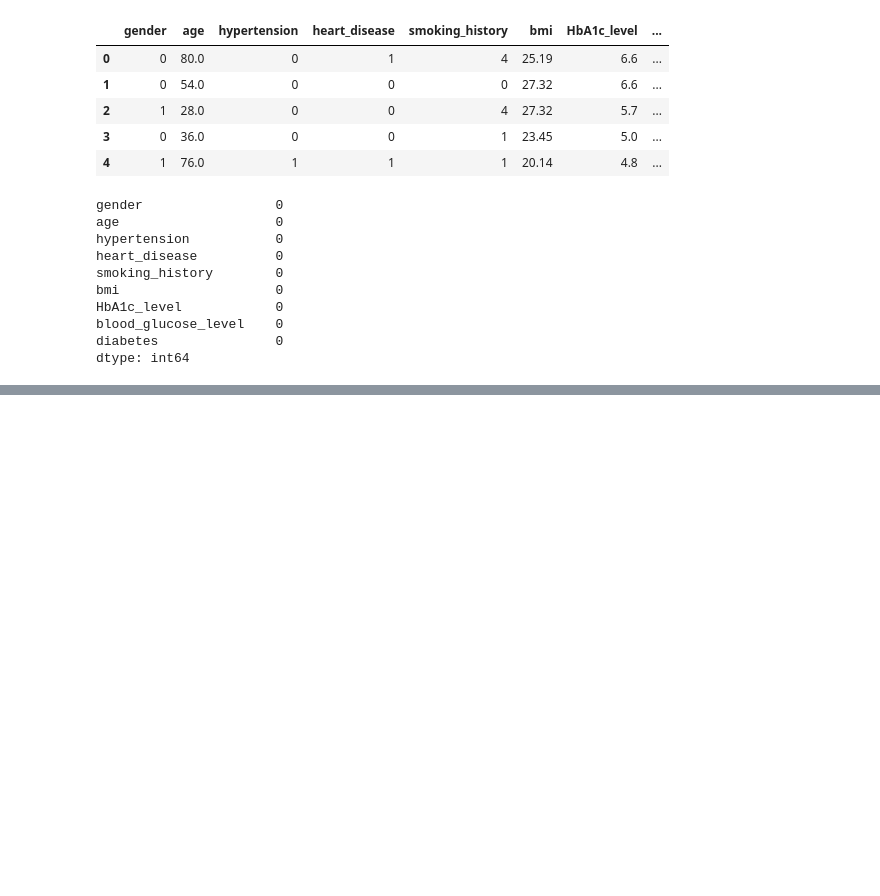
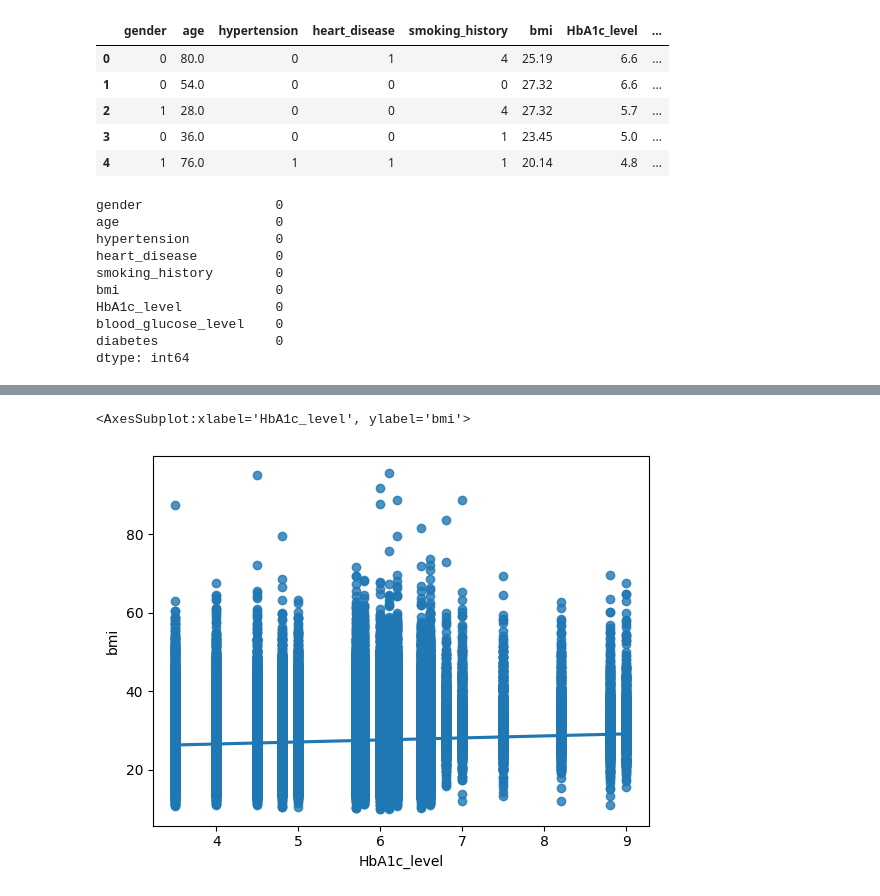
Before and after one commit to MikeAdewale/Diabetes-prediction, a Jupyter notebook: diabetes_project.ipynb, the cells around one changed output, grey strips where cells are left out. Cells and saved outputs as stored; diff of their text form; code cells hidden in the pictures; blank space fills up the shorter version.

```diff
--- a/diabetes_project.ipynb
+++ b/diabetes_project.ipynb
@@ -85,0 +96,7 @@ dtype: int64
+# %%
+# Check for relationship between Hb1Ac_level and blood_glucose_level
+
+sns.regplot(data=df, x='HbA1c_level', y='bmi')
+# %% [output]
+<AxesSubplot:xlabel='HbA1c_level', ylabel='bmi'>
+[figure, added]
```
Also changed, not shown: parts of 45 cells of this notebook.
